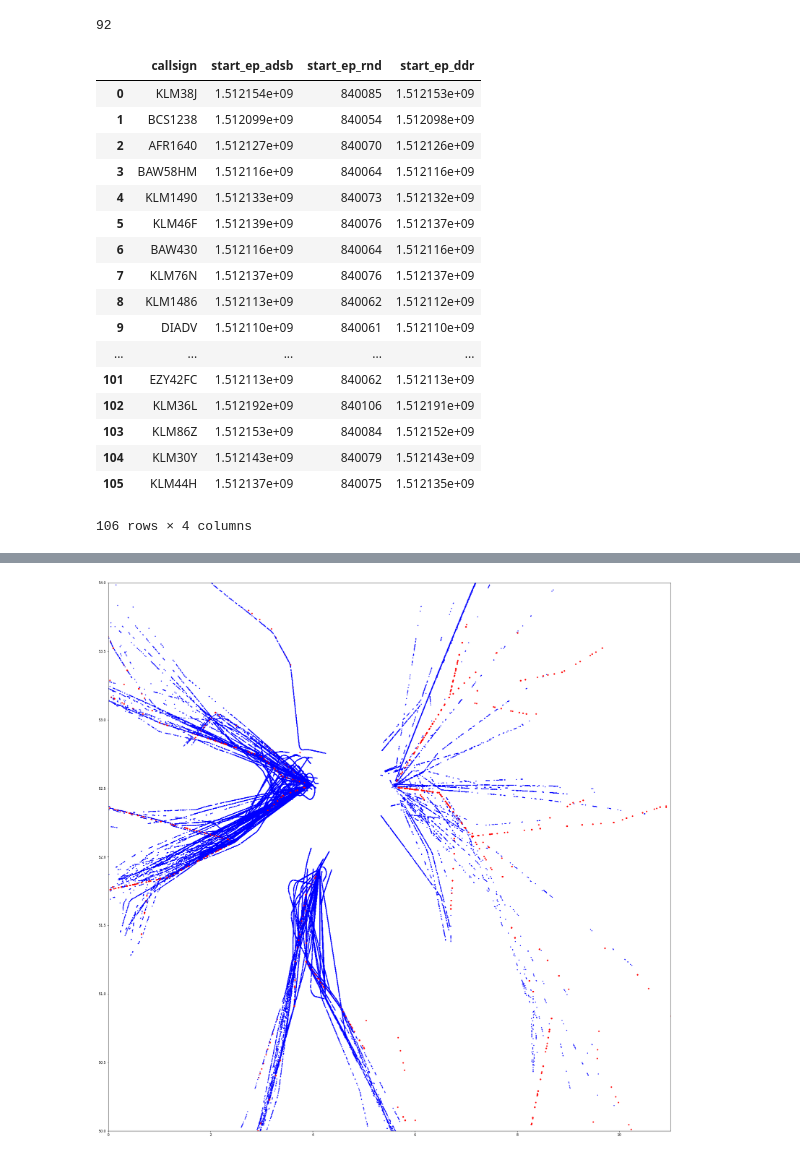
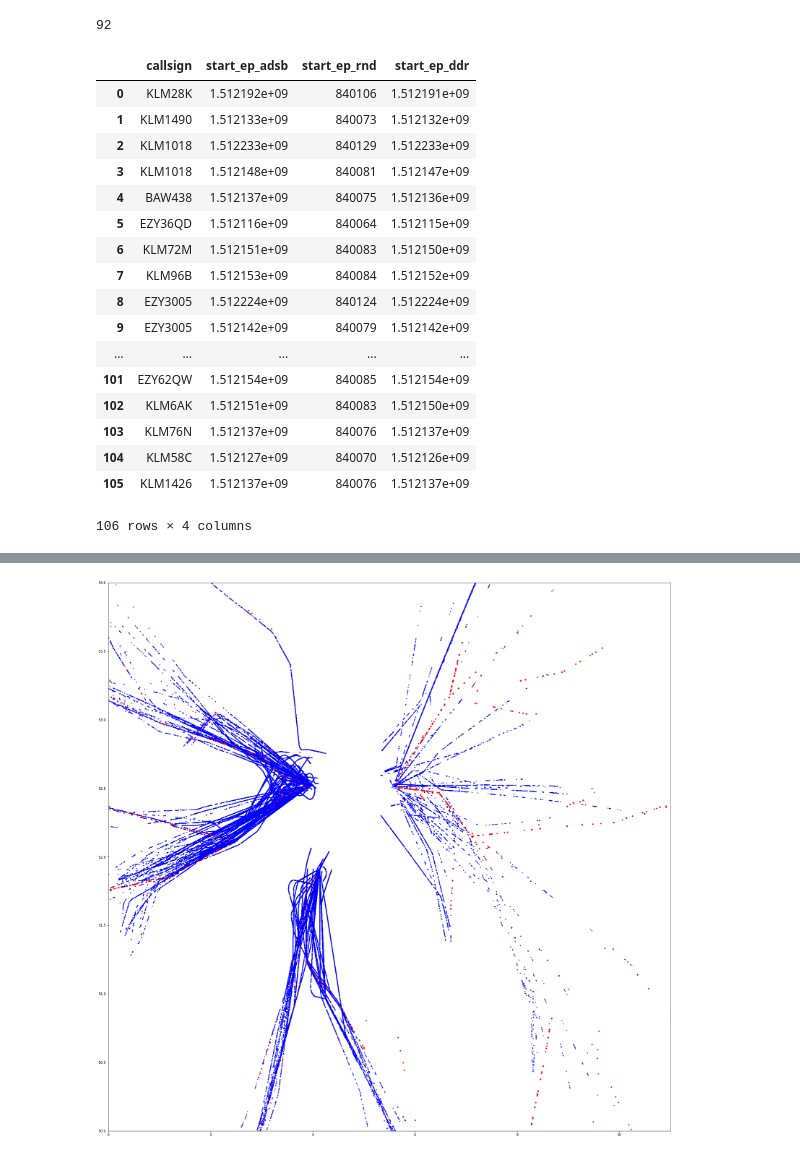
Before and after one commit to vpereboom/trajectory-prediction-toolbox, a Jupyter notebook: notebooks/DDR and ADSB merging.ipynb, the cells around one changed output, grey strips where cells are left out. Drawn from its saved outputs; the diff is of its cells as text; code cells hidden in the pictures.

```diff
--- a/notebooks/DDR and ADSB merging.ipynb
+++ b/notebooks/DDR and ADSB merging.ipynb
@@ -31,40 +27,45 @@ def add_dst_to_adsb_df(df):
 # %% [output]
 92
 # %%
+ddr_cs = col_ddr.distinct("callsign")
+adsb_cs = col_adsb.distinct("callsign")
+cs_match = list(set(adsb_cs).intersection(set(ddr_cs)))
+
 df_ddr = pd.DataFrame()
 df_adsb = pd.DataFrame()
 
 for c in cs_match:
     df_ddr = df_ddr.append(pd.DataFrame(list(col_ddr.find({"callsign":c, "data_type":'m1'}))))
     df_adsb = df_adsb.append(pd.DataFrame(list(col_adsb.find({"callsign":c}))))
+
+
+df_adsb_2 = df_adsb[['callsign','start_ep']]
+df_ddr_2 = df_ddr[['callsign','start_ep']]
+
+df_ddr_2['start_ep_rnd'] = df_ddr_2['start_ep']/1800
+df_adsb_2['start_ep_rnd'] = df_adsb_2['start_ep']/1800
+df_ddr_2['start_ep_rnd'] = df_ddr_2['start_ep_rnd'].astype(int)
+df_adsb_2['start_ep_rnd'] = df_adsb_2['start_ep_rnd'].astype(int)
+
+adsb_ddr2_df = pd.merge(df_adsb_2, df_ddr_2,  how='inner', left_on=['callsign','start_ep_rnd'],
+                  right_on = ['callsign','start_ep_rnd'], suffixes=('_adsb','_ddr'))
+adsb_ddr2_df
+# %% [output]
+|  | callsign | start_ep_adsb | start_ep_rnd | start_ep_ddr |
+| 0 | KLM28K | 1.512192e+09 | 840106 | 1.512191e+09 |
+| 1 | KLM1490 | 1.512133e+09 | 840073 | 1.512132e+09 |
+| 2 | KLM1018 | 1.512233e+09 | 840129 | 1.512233e+09 |
+| 3 | KLM1018 | 1.512148e+09 | 840081 | 1.512147e+09 |
+| 4 | BAW438 | 1.512137e+09 | 840075 | 1.512136e+09 |
+| 5 | EZY36QD | 1.512116e+09 | 840064 | 1.512115e+09 |
+| 6 | KLM72M | 1.512151e+09 | 840083 | 1.512150e+09 |
+| 7 | KLM96B | 1.512153e+09 | 840084 | 1.512152e+09 |
+| 8 | EZY3005 | 1.512224e+09 | 840124 | 1.512224e+09 |
+| 9 | EZY3005 | 1.512142e+09 | 840079 | 1.512142e+09 |
+| ... | ... | ... | ... | ... |
+| 101 | EZY62QW | 1.512154e+09 | 840085 | 1.512154e+09 |
+| 102 | KLM6AK | 1.512151e+09 | 840083 | 1.512150e+09 |
+| 103 | KLM76N | 1.512137e+09 | 840076 | 1.512137e+09 |
+| 104 | KLM58C | 1.512127e+09 | 840070 | 1.512126e+09 |
+| 105 | KLM1426 | 1.512137e+09 | 840076 | 1.512137e+09 |
+106 rows × 4 columns
-# %%
-df_adsb_2 = df_adsb[['callsign','start_ep']]
-df_ddr_2 = df_ddr[['callsign','start_ep']]
-
-df_ddr_2['start_ep_rnd'] = df_ddr_2['start_ep']/1800
-df_adsb_2['start_ep_rnd'] = df_adsb_2['start_ep']/1800
-df_ddr_2['start_ep_rnd'] = df_ddr_2['start_ep_rnd'].astype(int)
-df_adsb_2['start_ep_rnd'] = df_adsb_2['start_ep_rnd'].astype(int)
-
-new_df = pd.merge(df_adsb_2, df_ddr_2,  how='inner', left_on=['callsign','start_ep_rnd'],
-                  right_on = ['callsign','start_ep_rnd'], suffixes=('_adsb','_ddr'))
-new_df
-# %% [output]
-|  | callsign | start_ep_adsb | start_ep_rnd | start_ep_ddr |
-| 0 | KLM38J | 1.512154e+09 | 840085 | 1.512153e+09 |
-| 1 | BCS1238 | 1.512099e+09 | 840054 | 1.512098e+09 |
-| 2 | AFR1640 | 1.512127e+09 | 840070 | 1.512126e+09 |
-| 3 | BAW58HM | 1.512116e+09 | 840064 | 1.512116e+09 |
-| 4 | KLM1490 | 1.512133e+09 | 840073 | 1.512132e+09 |
-| 5 | KLM46F | 1.512139e+09 | 840076 | 1.512137e+09 |
-| 6 | BAW430 | 1.512116e+09 | 840064 | 1.512116e+09 |
-| 7 | KLM76N | 1.512137e+09 | 840076 | 1.512137e+09 |
-| 8 | KLM1486 | 1.512113e+09 | 840062 | 1.512112e+09 |
-| 9 | DIADV | 1.512110e+09 | 840061 | 1.512110e+09 |
-| ... | ... | ... | ... | ... |
-| 101 | EZY42FC | 1.512113e+09 | 840062 | 1.512113e+09 |
-| 102 | KLM36L | 1.512192e+09 | 840106 | 1.512191e+09 |
-| 103 | KLM86Z | 1.512153e+09 | 840084 | 1.512152e+09 |
-| 104 | KLM30Y | 1.512143e+09 | 840079 | 1.512143e+09 |
-| 105 | KLM44H | 1.512137e+09 | 840075 | 1.512135e+09 |
-106 rows × 4 columns
```
Also changed, not shown: parts of 7 cells of this notebook, 5 other files.
